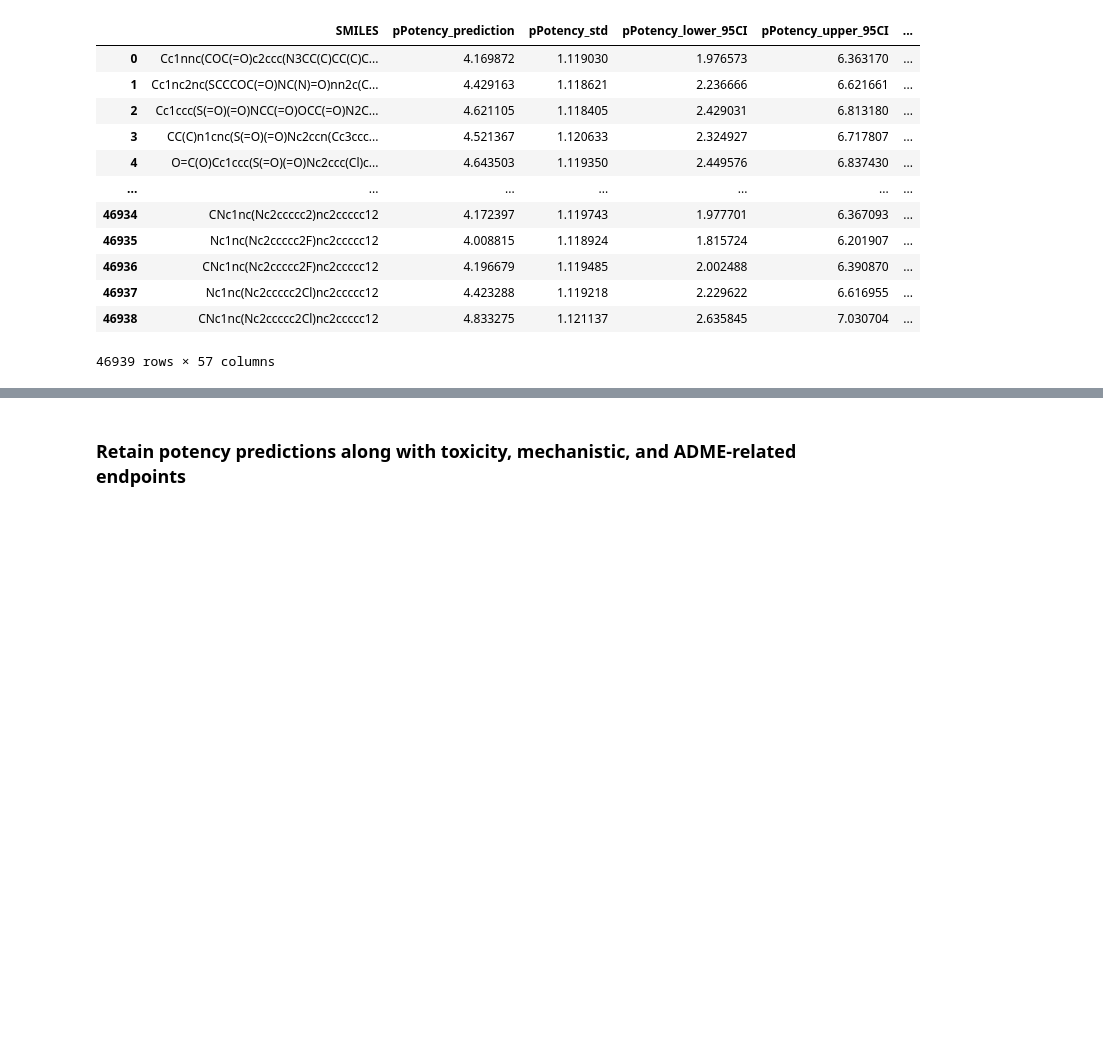
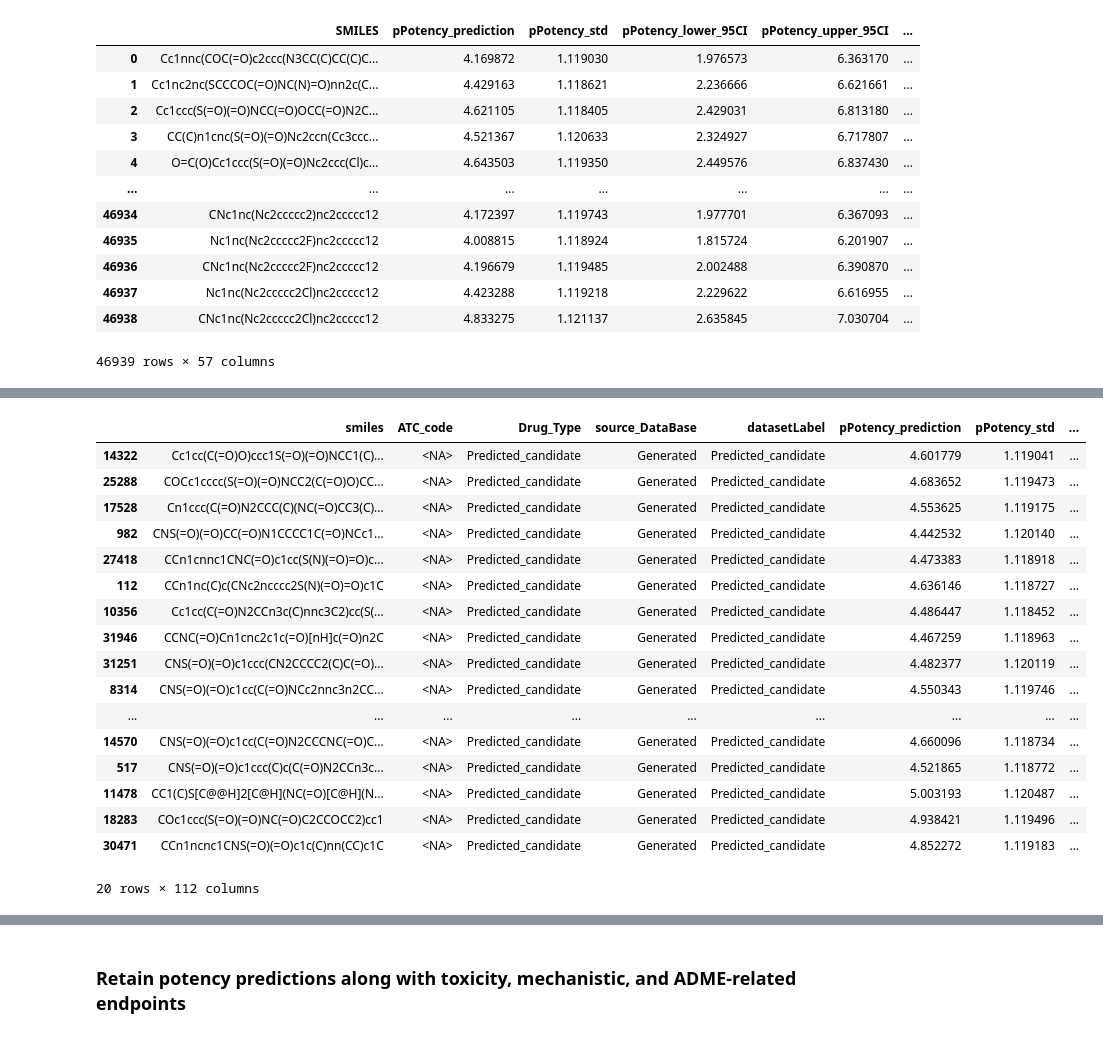
Before and after one commit to soumyadeepghosh35/DTRA_DrugDesign, a Jupyter notebook: DTRA_project_notebooks/Step6_Toxicity_BacillusAnthracis.ipynb, the cells around one changed output, grey strips where cells are left out. Cells and saved outputs as stored; diff of their text form; code cells hidden in the pictures; blank space fills up the shorter version.

```diff
--- a/DTRA_project_notebooks/Step6_Toxicity_BacillusAnthracis.ipynb
+++ b/DTRA_project_notebooks/Step6_Toxicity_BacillusAnthracis.ipynb
@@ -252,0 +993,58 @@ pPotency_prediction range: 1.141 → 6.143
+# %%
+cand3DDF = candScoreDF.copy()
+
+cand3DDF = cand3DDF[
+    cand3DDF[["pPotency_prediction", "ToxicityBurden", "ADMEFeasibility", "ToxicitySafety", "PotencyDesRaw"]]
+    .notna()
+    .all(axis=1)
+].copy()
+
+# Data-driven cutoffs from generated candidates
+xCutoff = cand3DDF["pPotency_prediction"].quantile(0.75)
+yCutoff = cand3DDF["ToxicityBurden"].quantile(0.25)
+zCutoff = cand3DDF["ADMEFeasibility"].quantile(0.75)
+
+# Keep only compounds in the desired 3D region
+optimal3DDF = cand3DDF[
+    (cand3DDF["pPotency_prediction"] >= xCutoff) &
+    (cand3DDF["ToxicityBurden"] <= yCutoff) &
+    (cand3DDF["ADMEFeasibility"] >= zCutoff)
+].copy()
+
+# Rank inside that region
+optimal3DDF["OverallPriority3D"] = (
+    optimal3DDF["PotencyDesRaw"] *
+    optimal3DDF["ToxicitySafety"] *
+    optimal3DDF["ADMEFeasibility"]
+)
+
+top20_3D_DF = (
+    optimal3DDF.sort_values(
+        by=["OverallPriority3D", "pPotency_prediction", "ToxicityBurden", "ADMEFeasibility"],
+        ascending=[False, False, True, False]
+    )
+    .head(20)
+    .copy()
+)
+
+top20_3D_DF["Top20Rank_3D"] = np.arange(1, len(top20_3D_DF) + 1)
+top20_3D_DF
+# %% [output]
+|  | smiles | ATC_code | Drug_Type | source_DataBase | datasetLabel | pPotency_prediction | pPotency_std | ... |
+| 14322 | Cc1cc(C(=O)O)ccc1S(=O)(=O)NCC1(C)... | <NA> | Predicted_candidate | Generated | Predicted_candidate | 4.601779 | 1.119041 | ... |
+| 25288 | COCc1cccc(S(=O)(=O)NCC2(C(=O)O)CC... | <NA> | Predicted_candidate | Generated | Predicted_candidate | 4.683652 | 1.119473 | ... |
+| 17528 | Cn1ccc(C(=O)N2CCC(C)(NC(=O)CC3(C)... | <NA> | Predicted_candidate | Generated | Predicted_candidate | 4.553625 | 1.119175 | ... |
+| 982 | CNS(=O)(=O)CC(=O)N1CCCC1C(=O)NCc1... | <NA> | Predicted_candidate | Generated | Predicted_candidate | 4.442532 | 1.120140 | ... |
+| 27418 | CCn1cnnc1CNC(=O)c1cc(S(N)(=O)=O)c... | <NA> | Predicted_candidate | Generated | Predicted_candidate | 4.473383 | 1.118918 | ... |
+| 112 | CCn1nc(C)c(CNc2ncccc2S(N)(=O)=O)c1C | <NA> | Predicted_candidate | Generated | Predicted_candidate | 4.636146 | 1.118727 | ... |
+| 10356 | Cc1cc(C(=O)N2CCn3c(C)nnc3C2)cc(S(... | <NA> | Predicted_candidate | Generated | Predicted_candidate | 4.486447 | 1.118452 | ... |
+| 31946 | CCNC(=O)Cn1cnc2c1c(=O)[nH]c(=O)n2C | <NA> | Predicted_candidate | Generated | Predicted_candidate | 4.467259 | 1.118963 | ... |
+| 31251 | CNS(=O)(=O)c1ccc(CN2CCCC2(C)C(=O)... | <NA> | Predicted_candidate | Generated | Predicted_candidate | 4.482377 | 1.120119 | ... |
+| 8314 | CNS(=O)(=O)c1cc(C(=O)NCc2nnc3n2CC... | <NA> | Predicted_candidate | Generated | Predicted_candidate | 4.550343 | 1.119746 | ... |
+| ... | ... | ... | ... | ... | ... | ... | ... | ... |
+| 14570 | CNS(=O)(=O)c1cc(C(=O)N2CCCNC(=O)C... | <NA> | Predicted_candidate | Generated | Predicted_candidate | 4.660096 | 1.118734 | ... |
+| 517 | CNS(=O)(=O)c1ccc(C)c(C(=O)N2CCn3c... | <NA> | Predicted_candidate | Generated | Predicted_candidate | 4.521865 | 1.118772 | ... |
+| 11478 | CC1(C)S[C@@H]2[C@H](NC(=O)[C@H](N... | <NA> | Predicted_candidate | Generated | Predicted_candidate | 5.003193 | 1.120487 | ... |
+| 18283 | COc1ccc(S(=O)(=O)NC(=O)C2CCOCC2)cc1 | <NA> | Predicted_candidate | Generated | Predicted_candidate | 4.938421 | 1.119496 | ... |
+| 30471 | CCn1ncnc1CNS(=O)(=O)c1c(C)nn(CC)c1C | <NA> | Predicted_candidate | Generated | Predicted_candidate | 4.852272 | 1.119183 | ... |
+20 rows × 112 columns
```
Also changed, not shown: parts of 26 cells of this notebook.
